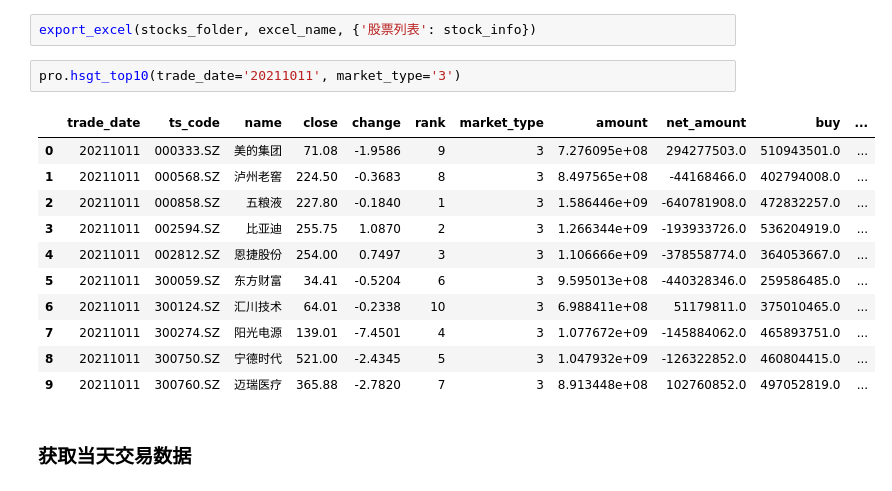
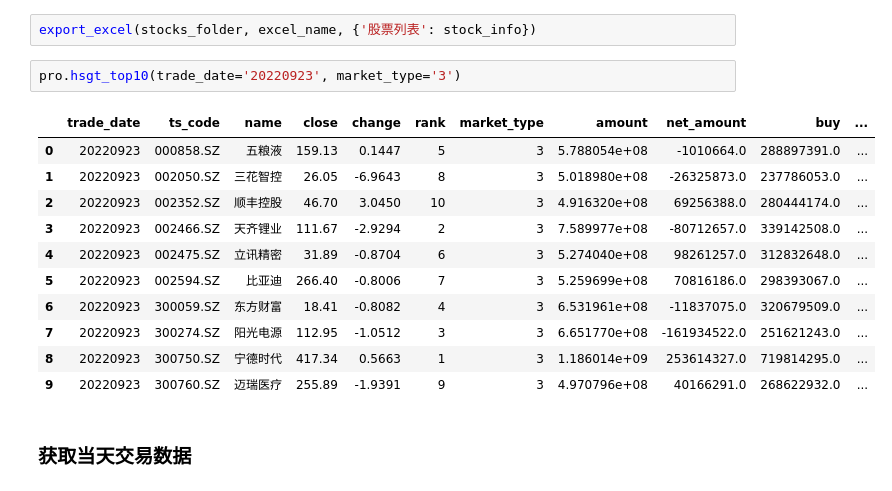
Before and after one commit to heblade/pythontraining, a Jupyter notebook: 21.3 A_stocks.ipynb, the cells around one changed output. Saved outputs shown, nothing was run; the diff lists cells and outputs as text.

```diff
--- a/21.3 A_stocks.ipynb
+++ b/21.3 A_stocks.ipynb
@@ -225,19 +227,19 @@ def export_excel(folder: str, file_name: str, data_dict: dict):
 # %%
 export_excel(stocks_folder, excel_name, {'股票列表': stock_info})
 # %%
-pro.hsgt_top10(trade_date='20211011', market_type='3')
+pro.hsgt_top10(trade_date='20220923', market_type='3')
 # %% [output]
 |  | trade_date | ts_code | name | close | change | rank | market_type | amount | net_amount | buy | ... |
-| 0 | 20211011 | 000333.SZ | 美的集团 | 71.08 | -1.9586 | 9 | 3 | 7.276095e+08 | 294277503.0 | 510943501.0 | ... |
-| 1 | 20211011 | 000568.SZ | 泸州老窖 | 224.50 | -0.3683 | 8 | 3 | 8.497565e+08 | -44168466.0 | 402794008.0 | ... |
-| 2 | 20211011 | 000858.SZ | 五粮液 | 227.80 | -0.1840 | 1 | 3 | 1.586446e+09 | -640781908.0 | 472832257.0 | ... |
-| 3 | 20211011 | 002594.SZ | 比亚迪 | 255.75 | 1.0870 | 2 | 3 | 1.266344e+09 | -193933726.0 | 536204919.0 | ... |
-| 4 | 20211011 | 002812.SZ | 恩捷股份 | 254.00 | 0.7497 | 3 | 3 | 1.106666e+09 | -378558774.0 | 364053667.0 | ... |
-| 5 | 20211011 | 300059.SZ | 东方财富 | 34.41 | -0.5204 | 6 | 3 | 9.595013e+08 | -440328346.0 | 259586485.0 | ... |
-| 6 | 20211011 | 300124.SZ | 汇川技术 | 64.01 | -0.2338 | 10 | 3 | 6.988411e+08 | 51179811.0 | 375010465.0 | ... |
-| 7 | 20211011 | 300274.SZ | 阳光电源 | 139.01 | -7.4501 | 4 | 3 | 1.077672e+09 | -145884062.0 | 465893751.0 | ... |
-| 8 | 20211011 | 300750.SZ | 宁德时代 | 521.00 | -2.4345 | 5 | 3 | 1.047932e+09 | -126322852.0 | 460804415.0 | ... |
-| 9 | 20211011 | 300760.SZ | 迈瑞医疗 | 365.88 | -2.7820 | 7 | 3 | 8.913448e+08 | 102760852.0 | 497052819.0 | ... |
+| 0 | 20220923 | 000858.SZ | 五粮液 | 159.13 | 0.1447 | 5 | 3 | 5.788054e+08 | -1010664.0 | 288897391.0 | ... |
+| 1 | 20220923 | 002050.SZ | 三花智控 | 26.05 | -6.9643 | 8 | 3 | 5.018980e+08 | -26325873.0 | 237786053.0 | ... |
+| 2 | 20220923 | 002352.SZ | 顺丰控股 | 46.70 | 3.0450 | 10 | 3 | 4.916320e+08 | 69256388.0 | 280444174.0 | ... |
+| 3 | 20220923 | 002466.SZ | 天齐锂业 | 111.67 | -2.9294 | 2 | 3 | 7.589977e+08 | -80712657.0 | 339142508.0 | ... |
+| 4 | 20220923 | 002475.SZ | 立讯精密 | 31.89 | -0.8704 | 6 | 3 | 5.274040e+08 | 98261257.0 | 312832648.0 | ... |
+| 5 | 20220923 | 002594.SZ | 比亚迪 | 266.40 | -0.8006 | 7 | 3 | 5.259699e+08 | 70816186.0 | 298393067.0 | ... |
+| 6 | 20220923 | 300059.SZ | 东方财富 | 18.41 | -0.8082 | 4 | 3 | 6.531961e+08 | -11837075.0 | 320679509.0 | ... |
+| 7 | 20220923 | 300274.SZ | 阳光电源 | 112.95 | -1.0512 | 3 | 3 | 6.651770e+08 | -161934522.0 | 251621243.0 | ... |
+| 8 | 20220923 | 300750.SZ | 宁德时代 | 417.34 | 0.5663 | 1 | 3 | 1.186014e+09 | 253614327.0 | 719814295.0 | ... |
+| 9 | 20220923 | 300760.SZ | 迈瑞医疗 | 255.89 | -1.9391 | 9 | 3 | 4.970796e+08 | 40166291.0 | 268622932.0 | ... |
 # %% [markdown]
 ### 获取当天交易数据
 # %%
```
Also changed, not shown: parts of 5 cells of this notebook, 11 other files.
